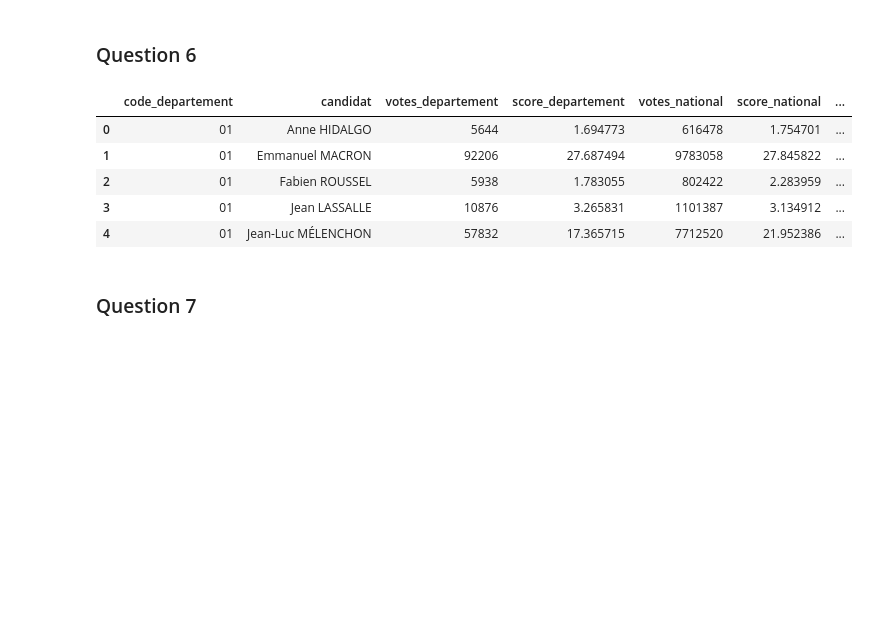
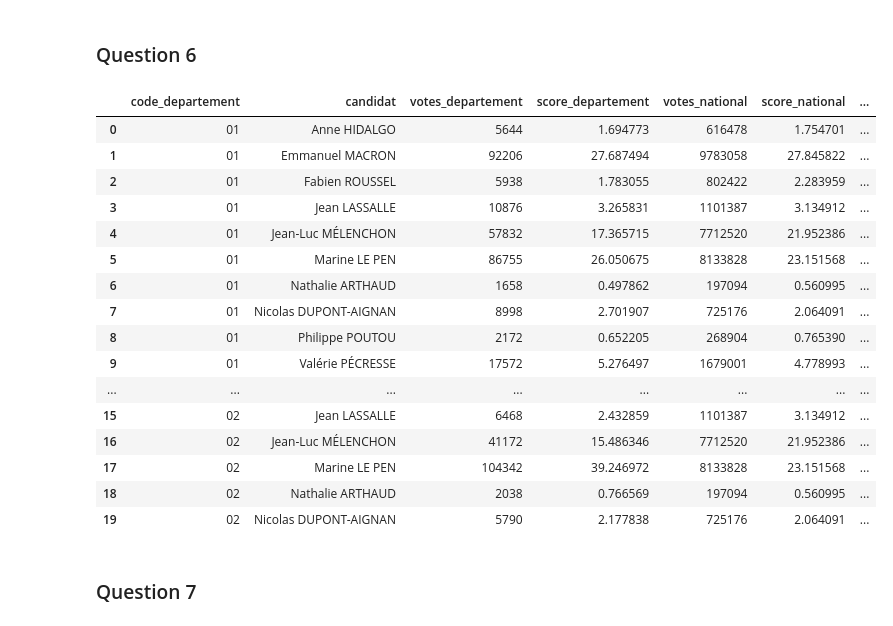
Before and after one commit to Ameane/DM_Python_pour_la_datascience_GROUPE_1B, a Jupyter notebook: main.ipynb, the cells around one changed output. Saved outputs shown, nothing was run; the diff lists cells and outputs as text; code cells hidden in the pictures; blank space fills up the shorter version.

```diff
--- a/main.ipynb
+++ b/main.ipynb
@@ -165,14 +165,25 @@ score_departement_11.head()
 ### Question 6
 # %%
 score_departements['surrepresentation'] = ((score_departements['score_departement'] - score_departements['score_national']) / score_departements['score_national'])
-score_departements.head()
+score_departements.head(20)
 # %% [output]
 |  | code_departement | candidat | votes_departement | score_departement | votes_national | score_national | ... |
 | 0 | 01 | Anne HIDALGO | 5644 | 1.694773 | 616478 | 1.754701 | ... |
 | 1 | 01 | Emmanuel MACRON | 92206 | 27.687494 | 9783058 | 27.845822 | ... |
 | 2 | 01 | Fabien ROUSSEL | 5938 | 1.783055 | 802422 | 2.283959 | ... |
 | 3 | 01 | Jean LASSALLE | 10876 | 3.265831 | 1101387 | 3.134912 | ... |
 | 4 | 01 | Jean-Luc MÉLENCHON | 57832 | 17.365715 | 7712520 | 21.952386 | ... |
+| 5 | 01 | Marine LE PEN | 86755 | 26.050675 | 8133828 | 23.151568 | ... |
+| 6 | 01 | Nathalie ARTHAUD | 1658 | 0.497862 | 197094 | 0.560995 | ... |
+| 7 | 01 | Nicolas DUPONT-AIGNAN | 8998 | 2.701907 | 725176 | 2.064091 | ... |
+| 8 | 01 | Philippe POUTOU | 2172 | 0.652205 | 268904 | 0.765390 | ... |
+| 9 | 01 | Valérie PÉCRESSE | 17572 | 5.276497 | 1679001 | 4.778993 | ... |
+| ... | ... | ... | ... | ... | ... | ... | ... |
+| 15 | 02 | Jean LASSALLE | 6468 | 2.432859 | 1101387 | 3.134912 | ... |
+| 16 | 02 | Jean-Luc MÉLENCHON | 41172 | 15.486346 | 7712520 | 21.952386 | ... |
+| 17 | 02 | Marine LE PEN | 104342 | 39.246972 | 8133828 | 23.151568 | ... |
+| 18 | 02 | Nathalie ARTHAUD | 2038 | 0.766569 | 197094 | 0.560995 | ... |
+| 19 | 02 | Nicolas DUPONT-AIGNAN | 5790 | 2.177838 | 725176 | 2.064091 | ... |
 # %% [markdown]
 ### Question 7
 # %%
```
Also changed, not shown: parts of 1 cell of this notebook.
